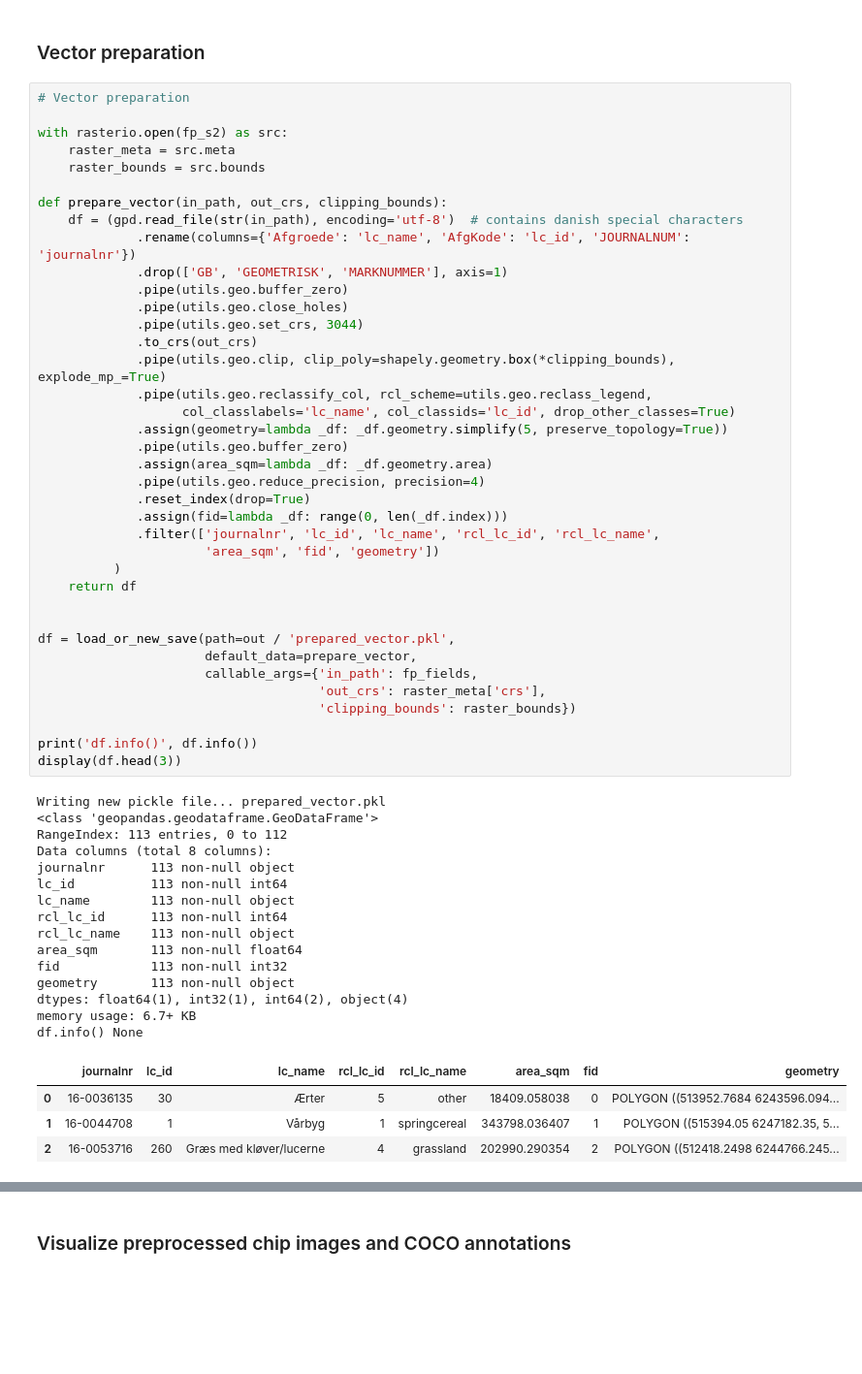
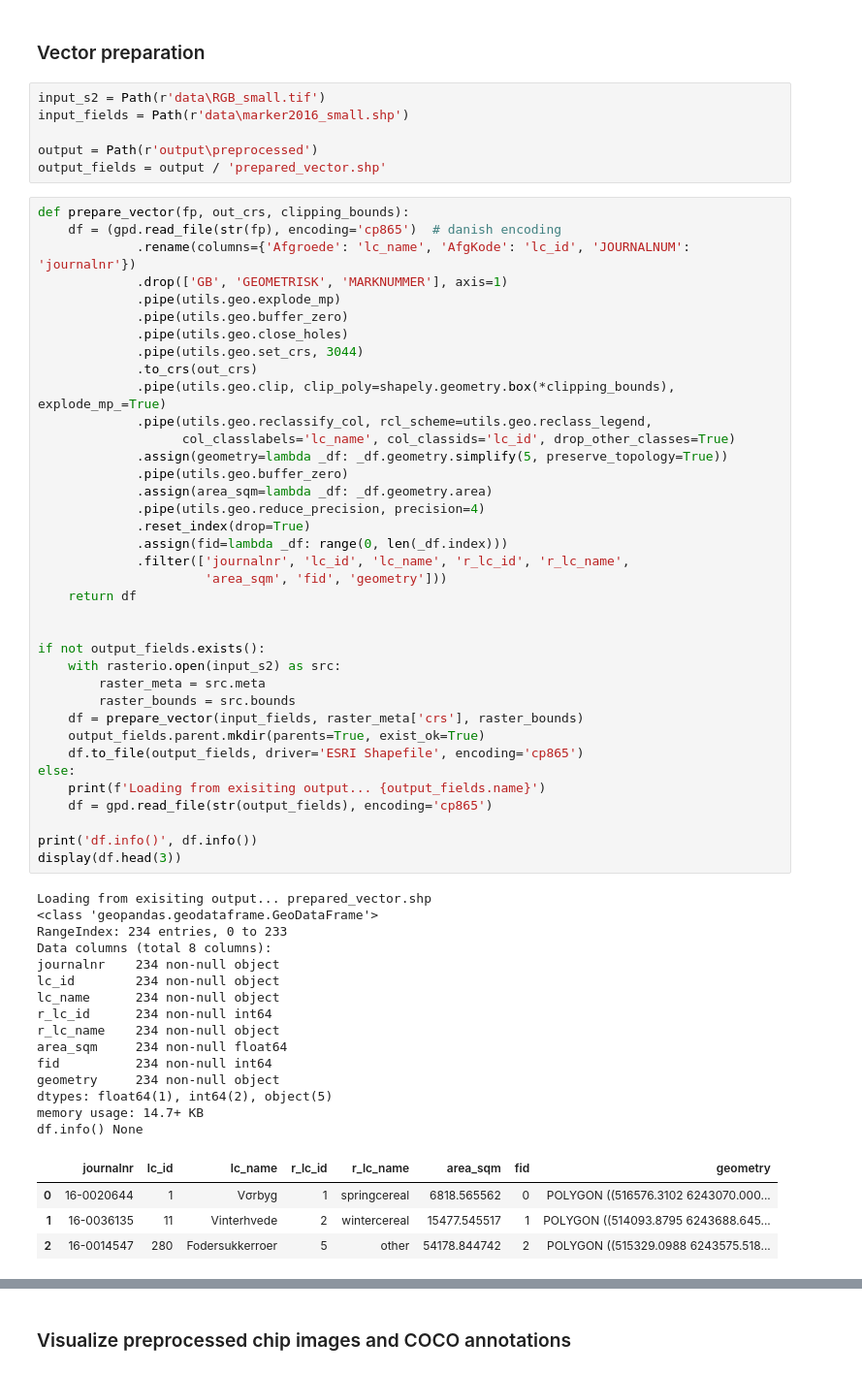
Before and after one commit to chrieke/InstanceSegmentation_Sentinel2, a Jupyter notebook: preprocessing.ipynb, the cells around one changed output, grey strips where cells are left out. Shown: that part at 97% size. Drawn from its saved outputs; the diff is of its cells as text; blank space fills up the shorter version.

```diff
--- a/preprocessing.ipynb
+++ b/preprocessing.ipynb
@@ -34,61 +32,66 @@ out = Path(r'output\preprocessed')
 # %% [markdown]
 ### Vector preparation
+# %%
+input_s2 = Path(r'data\RGB_small.tif')
+input_fields = Path(r'data\marker2016_small.shp')
+
+output = Path(r'output\preprocessed')
+output_fields = output / 'prepared_vector.shp'
 # %%
-# Vector preparation
-
-with rasterio.open(fp_s2) as src:
-    raster_meta = src.meta
-    raster_bounds = src.bounds
-
-def prepare_vector(in_path, out_crs, clipping_bounds):
-    df = (gpd.read_file(str(in_path), encoding='utf-8')  # contains danish special characters
+def prepare_vector(fp, out_crs, clipping_bounds):
+    df = (gpd.read_file(str(fp), encoding='cp865')  # danish encoding
              .rename(columns={'Afgroede': 'lc_name', 'AfgKode': 'lc_id', 'JOURNALNUM': 'journalnr'})
              .drop(['GB', 'GEOMETRISK', 'MARKNUMMER'], axis=1)
+             .pipe(utils.geo.explode_mp)
              .pipe(utils.geo.buffer_zero)
              .pipe(utils.geo.close_holes)
              .pipe(utils.geo.set_crs, 3044)
              .to_crs(out_crs)
              .pipe(utils.geo.clip, clip_poly=shapely.geometry.box(*clipping_bounds), explode_mp_=True)
              .pipe(utils.geo.reclassify_col, rcl_scheme=utils.geo.reclass_legend,
                    col_classlabels='lc_name', col_classids='lc_id', drop_other_classes=True)
              .assign(geometry=lambda _df: _df.geometry.simplify(5, preserve_topology=True))
              .pipe(utils.geo.buffer_zero)
              .assign(area_sqm=lambda _df: _df.geometry.area)
              .pipe(utils.geo.reduce_precision, precision=4)
              .reset_index(drop=True)
              .assign(fid=lambda _df: range(0, len(_df.index)))
-             .filter(['journalnr', 'lc_id', 'lc_name', 'rcl_lc_id', 'rcl_lc_name',
-                      'area_sqm', 'fid', 'geometry'])
-          )
+             .filter(['journalnr', 'lc_id', 'lc_name', 'r_lc_id', 'r_lc_name',
+                      'area_sqm', 'fid', 'geometry']))
     return df
 
 
-df = load_or_new_save(path=out / 'prepared_vector.pkl',
-                      default_data=prepare_vector,
-                      callable_args={'in_path': fp_fields,
-                                     'out_crs': raster_meta['crs'],
-                                     'clipping_bounds': raster_bounds})
+if not output_fields.exists():
+    with rasterio.open(input_s2) as src:
+        raster_meta = src.meta
+        raster_bounds = src.bounds
+    df = prepare_vector(input_fields, raster_meta['crs'], raster_bounds)
+    output_fields.parent.mkdir(parents=True, exist_ok=True)
+    df.to_file(output_fields, driver='ESRI Shapefile', encoding='cp865')
+else:
+    print(f'Loading from exisiting output... {output_fields.name}')
+    df = gpd.read_file(str(output_fields), encoding='cp865')
 
 print('df.info()', df.info())
 display(df.head(3))
 # %% [output]
-Writing new pickle file... prepared_vector.pkl
+Loading from exisiting output... prepared_vector.shp
 <class 'geopandas.geodataframe.GeoDataFrame'>
-RangeIndex: 113 entries, 0 to 112
+RangeIndex: 234 entries, 0 to 233
 Data columns (total 8 columns):
-journalnr      113 non-null object
-lc_id          113 non-null int64
-lc_name        113 non-null object
-rcl_lc_id      113 non-null int64
-rcl_lc_name    113 non-null object
-area_sqm       113 non-null float64
-fid            113 non-null int32
-geometry       113 non-null object
-dtypes: float64(1), int32(1), int64(2), object(4)
-memory usage: 6.7+ KB
+journalnr    234 non-null object
+lc_id        234 non-null object
+lc_name      234 non-null object
+r_lc_id      234 non-null int64
+r_lc_name    234 non-null object
+area_sqm     234 non-null float64
+fid          234 non-null int64
+geometry     234 non-null object
+dtypes: float64(1), int64(2), object(5)
+memory usage: 14.7+ KB
 df.info() None
-|  | journalnr | lc_id | lc_name | rcl_lc_id | rcl_lc_name | area_sqm | fid | geometry |
-| 0 | 16-0036135 | 30 | Ærter | 5 | other | 18409.058038 | 0 | POLYGON ((513952.7684 6243596.094... |
-| 1 | 16-0044708 | 1 | Vårbyg | 1 | springcereal | 343798.036407 | 1 | POLYGON ((515394.05 6247182.35, 5... |
-| 2 | 16-0053716 | 260 | Græs med kløver/lucerne | 4 | grassland | 202990.290354 | 2 | POLYGON ((512418.2498 6244766.245... |
+|  | journalnr | lc_id | lc_name | r_lc_id | r_lc_name | area_sqm | fid | geometry |
+| 0 | 16-0020644 | 1 | Vσrbyg | 1 | springcereal | 6818.565562 | 0 | POLYGON ((516576.3102 6243070.000... |
+| 1 | 16-0036135 | 11 | Vinterhvede | 2 | wintercereal | 15477.545517 | 1 | POLYGON ((514093.8795 6243688.645... |
+| 2 | 16-0014547 | 280 | Fodersukkerroer | 5 | other | 54178.844742 | 2 | POLYGON ((515329.0988 6243575.518... |
 # %% [markdown]
```
Also changed, not shown: parts of 12 cells of this notebook, 4 other files.
